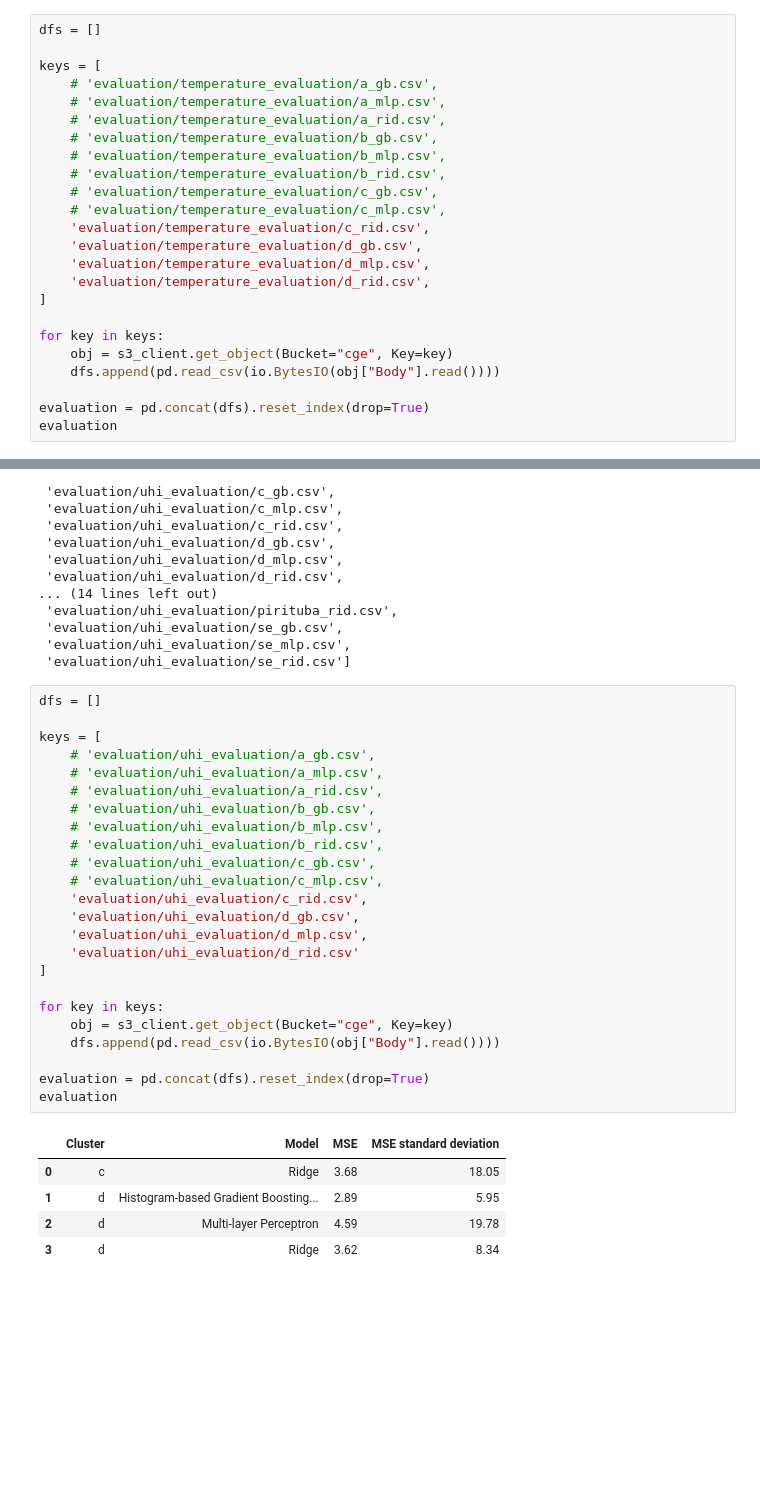
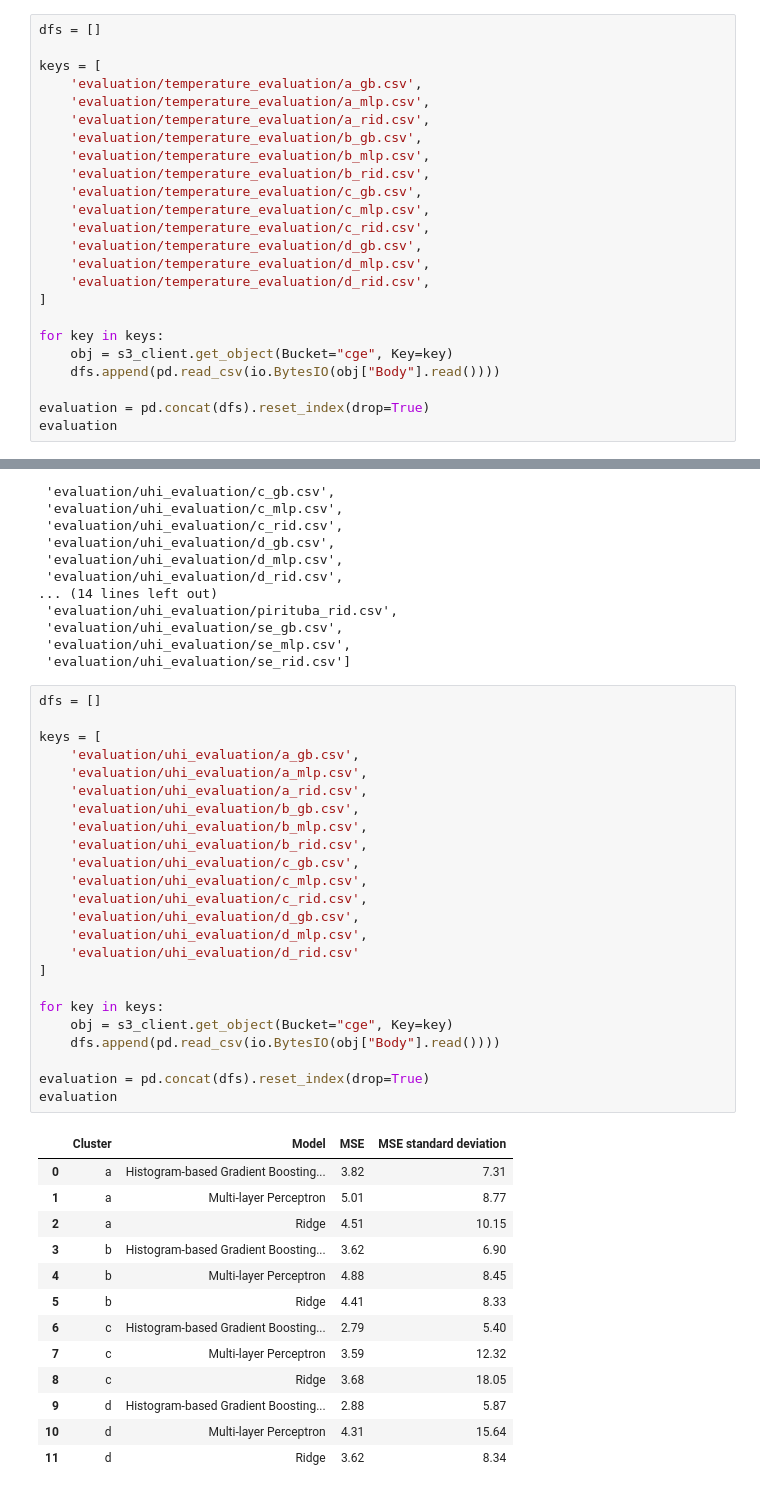
Before and after one commit to plbalmeida/ml-uhi, a Jupyter notebook: notebooks/6.0-performance-analysis_cluster.ipynb, the cells around one changed output, grey strips where cells are left out. Cells and saved outputs as stored; diff of their text form; blank space fills up the shorter version.

```diff
--- a/notebooks/6.0-performance-analysis_cluster.ipynb
+++ b/notebooks/6.0-performance-analysis_cluster.ipynb
@@ -198,14 +198,14 @@ keys
 dfs = []
 
 keys = [
-    # 'evaluation/temperature_evaluation/a_gb.csv',
-    # 'evaluation/temperature_evaluation/a_mlp.csv',
-    # 'evaluation/temperature_evaluation/a_rid.csv',
-    # 'evaluation/temperature_evaluation/b_gb.csv',
-    # 'evaluation/temperature_evaluation/b_mlp.csv',
-    # 'evaluation/temperature_evaluation/b_rid.csv',
-    # 'evaluation/temperature_evaluation/c_gb.csv',
-    # 'evaluation/temperature_evaluation/c_mlp.csv',
+    'evaluation/temperature_evaluation/a_gb.csv',
+    'evaluation/temperature_evaluation/a_mlp.csv',
+    'evaluation/temperature_evaluation/a_rid.csv',
+    'evaluation/temperature_evaluation/b_gb.csv',
+    'evaluation/temperature_evaluation/b_mlp.csv',
+    'evaluation/temperature_evaluation/b_rid.csv',
+    'evaluation/temperature_evaluation/c_gb.csv',
+    'evaluation/temperature_evaluation/c_mlp.csv',
     'evaluation/temperature_evaluation/c_rid.csv',
     'evaluation/temperature_evaluation/d_gb.csv',
     'evaluation/temperature_evaluation/d_mlp.csv',
@@ -249,33 +257,41 @@ keys
 # %%
 dfs = []
 
 keys = [
-    # 'evaluation/uhi_evaluation/a_gb.csv',
-    # 'evaluation/uhi_evaluation/a_mlp.csv',
-    # 'evaluation/uhi_evaluation/a_rid.csv',
-    # 'evaluation/uhi_evaluation/b_gb.csv',
-    # 'evaluation/uhi_evaluation/b_mlp.csv',
-    # 'evaluation/uhi_evaluation/b_rid.csv',
-    # 'evaluation/uhi_evaluation/c_gb.csv',
-    # 'evaluation/uhi_evaluation/c_mlp.csv',
+    'evaluation/uhi_evaluation/a_gb.csv',
+    'evaluation/uhi_evaluation/a_mlp.csv',
+    'evaluation/uhi_evaluation/a_rid.csv',
+    'evaluation/uhi_evaluation/b_gb.csv',
+    'evaluation/uhi_evaluation/b_mlp.csv',
+    'evaluation/uhi_evaluation/b_rid.csv',
+    'evaluation/uhi_evaluation/c_gb.csv',
+    'evaluation/uhi_evaluation/c_mlp.csv',
     'evaluation/uhi_evaluation/c_rid.csv',
     'evaluation/uhi_evaluation/d_gb.csv',
     'evaluation/uhi_evaluation/d_mlp.csv',
     'evaluation/uhi_evaluation/d_rid.csv'
 ]
 
 for key in keys:
     obj = s3_client.get_object(Bucket="cge", Key=key)
     dfs.append(pd.read_csv(io.BytesIO(obj["Body"].read())))
 
 evaluation = pd.concat(dfs).reset_index(drop=True)
 evaluation
 # %% [output]
 |  | Cluster | Model | MSE | MSE standard deviation |
-| 0 | c | Ridge | 3.68 | 18.05 |
-| 1 | d | Histogram-based Gradient Boosting... | 2.89 | 5.95 |
-| 2 | d | Multi-layer Perceptron | 4.59 | 19.78 |
-| 3 | d | Ridge | 3.62 | 8.34 |
+| 0 | a | Histogram-based Gradient Boosting... | 3.82 | 7.31 |
+| 1 | a | Multi-layer Perceptron | 5.01 | 8.77 |
+| 2 | a | Ridge | 4.51 | 10.15 |
+| 3 | b | Histogram-based Gradient Boosting... | 3.62 | 6.90 |
+| 4 | b | Multi-layer Perceptron | 4.88 | 8.45 |
+| 5 | b | Ridge | 4.41 | 8.33 |
+| 6 | c | Histogram-based Gradient Boosting... | 2.79 | 5.40 |
+| 7 | c | Multi-layer Perceptron | 3.59 | 12.32 |
+| 8 | c | Ridge | 3.68 | 18.05 |
+| 9 | d | Histogram-based Gradient Boosting... | 2.88 | 5.87 |
+| 10 | d | Multi-layer Perceptron | 4.31 | 15.64 |
+| 11 | d | Ridge | 3.62 | 8.34 |
 # %%
 evaluation.loc[evaluation.groupby("Cluster")["MSE"].idxmin()]
 # %% [output]
```
Also changed, not shown: parts of 6 cells of this notebook, 2 other files.
